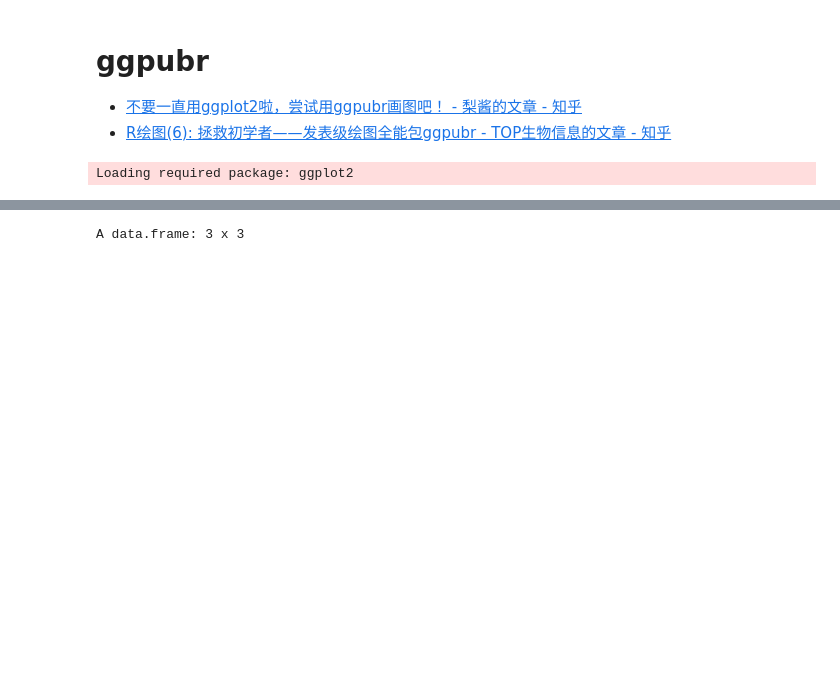
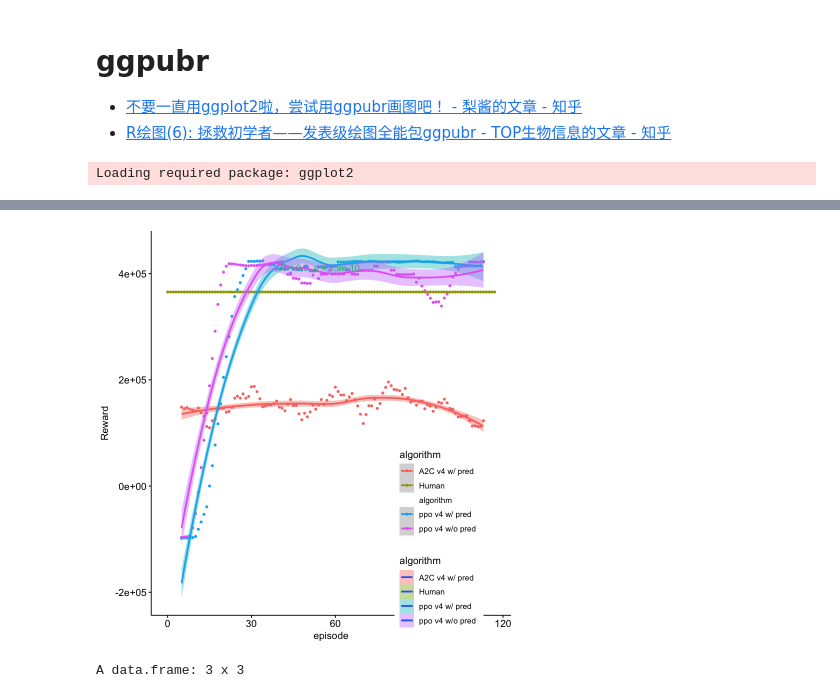
Before and after one commit to JNU-Tangyin/RRO, a Jupyter notebook: figures/ggpubr.ipynb, the cells around one changed output, grey strips where cells are left out. Cells and saved outputs as stored; diff of their text form; code cells hidden in the pictures; blank space fills up the shorter version.

```diff
--- a/figures/ggpubr.ipynb
+++ b/figures/ggpubr.ipynb
@@ -166,0 +158,3 @@ p1/p2
+# %%
+ppo_v4_reward = read.csv("ppo_v4_reward.csv")
+ppo_v4_reward
@@ -167,3 +181,19 @@ p1/p2
+# %%
+p3 = ggscatter(data = ppo_v4_reward,
+    x = "episode",
+    y = "mean.reward",
+    color = "algorithm",
+    pallete = "npg",
+    # palette = c("#00AFBB", "#E7B800", "#FC4E07"),
+    add = "loess", conf.int = TRUE,
+    size = 1,
+    theme = theme_pubr(),
+    ylab = "Reward",
+    legend = c(0.8,0.2),
+) + stat_cor(aes(color = "algorithm"), show.legend = FALSE, label.x = 40)
+p3
+# %% [output]
+[figure, added]
 # %%
 # install.packages("ggplot2")
 # install.packages("ggpubr")
```
Also changed, not shown: parts of 6 cells of this notebook, 4 other files.
